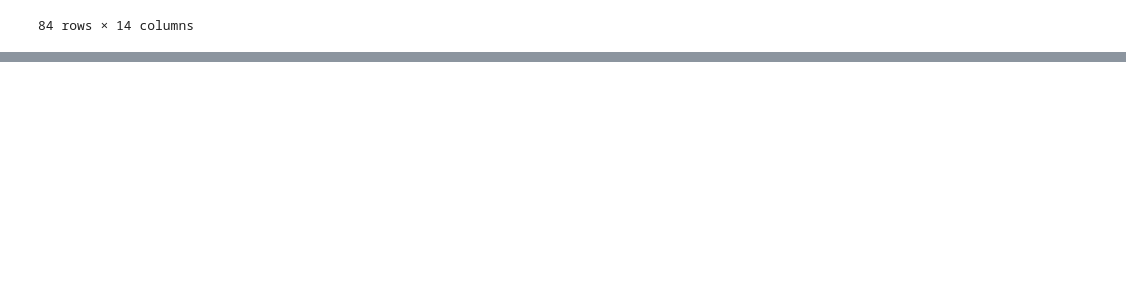
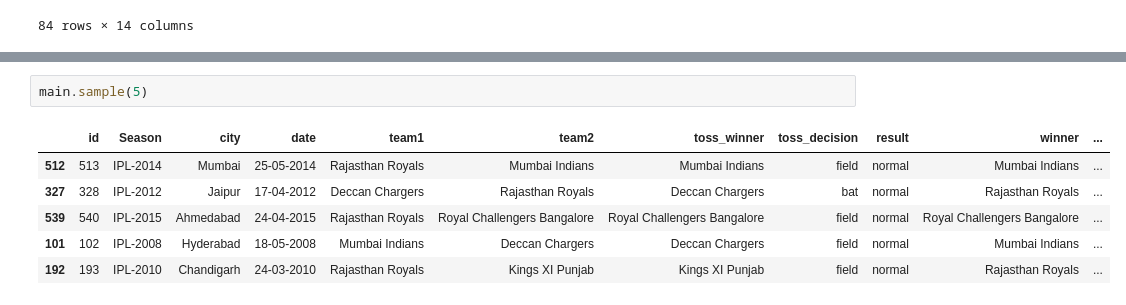
Before and after one commit to MR-pavan-patil/Pavan-Main-datascince, a Jupyter notebook: Pd & np/ipl.ipynb, the cells around one changed output, grey strips where cells are left out. Drawn from its saved outputs; the diff is of its cells as text; blank space fills up the shorter version.

```diff
--- a/Pd & np/ipl.ipynb
+++ b/Pd & np/ipl.ipynb
@@ -334,0 +472,9 @@ main[main["winner"]=="Royal Challengers Bangalore"]
+# %%
+main.sample(5)
+# %% [output]
+|  | id | Season | city | date | team1 | team2 | toss_winner | toss_decision | result | winner | ... |
+| 512 | 513 | IPL-2014 | Mumbai | 25-05-2014 | Rajasthan Royals | Mumbai Indians | Mumbai Indians | field | normal | Mumbai Indians | ... |
+| 327 | 328 | IPL-2012 | Jaipur | 17-04-2012 | Deccan Chargers | Rajasthan Royals | Deccan Chargers | bat | normal | Rajasthan Royals | ... |
+| 539 | 540 | IPL-2015 | Ahmedabad | 24-04-2015 | Rajasthan Royals | Royal Challengers Bangalore | Royal Challengers Bangalore | field | normal | Royal Challengers Bangalore | ... |
+| 101 | 102 | IPL-2008 | Hyderabad | 18-05-2008 | Mumbai Indians | Deccan Chargers | Deccan Chargers | field | normal | Mumbai Indians | ... |
+| 192 | 193 | IPL-2010 | Chandigarh | 24-03-2010 | Rajasthan Royals | Kings XI Punjab | Kings XI Punjab | field | normal | Rajasthan Royals | ... |
```
Also changed, not shown: parts of 16 cells of this notebook, 5 other files.
